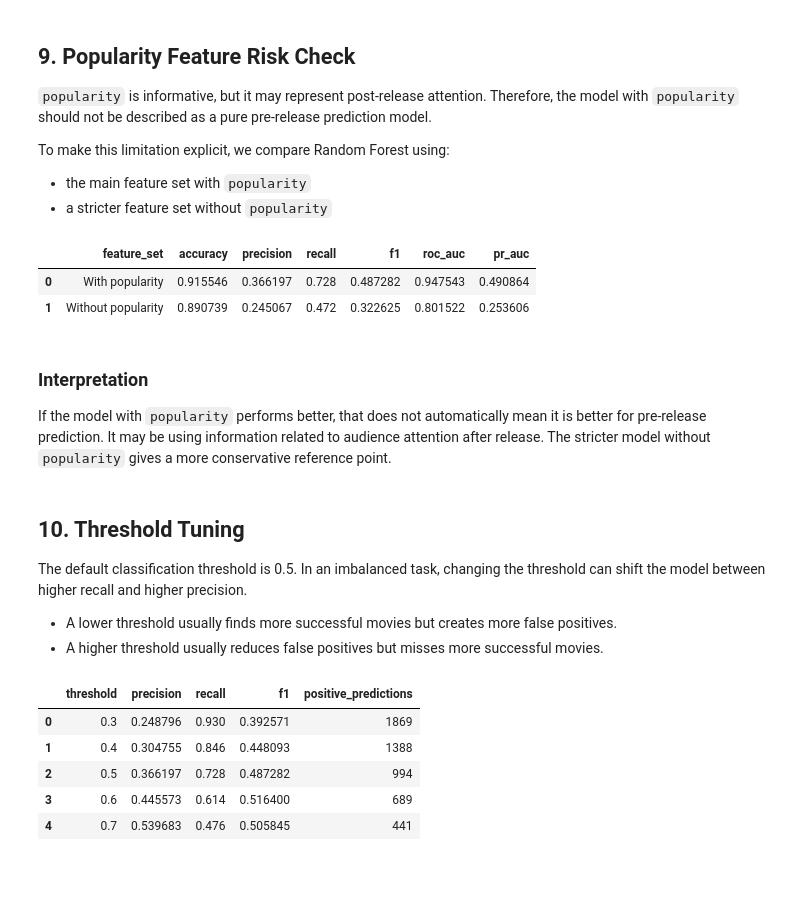
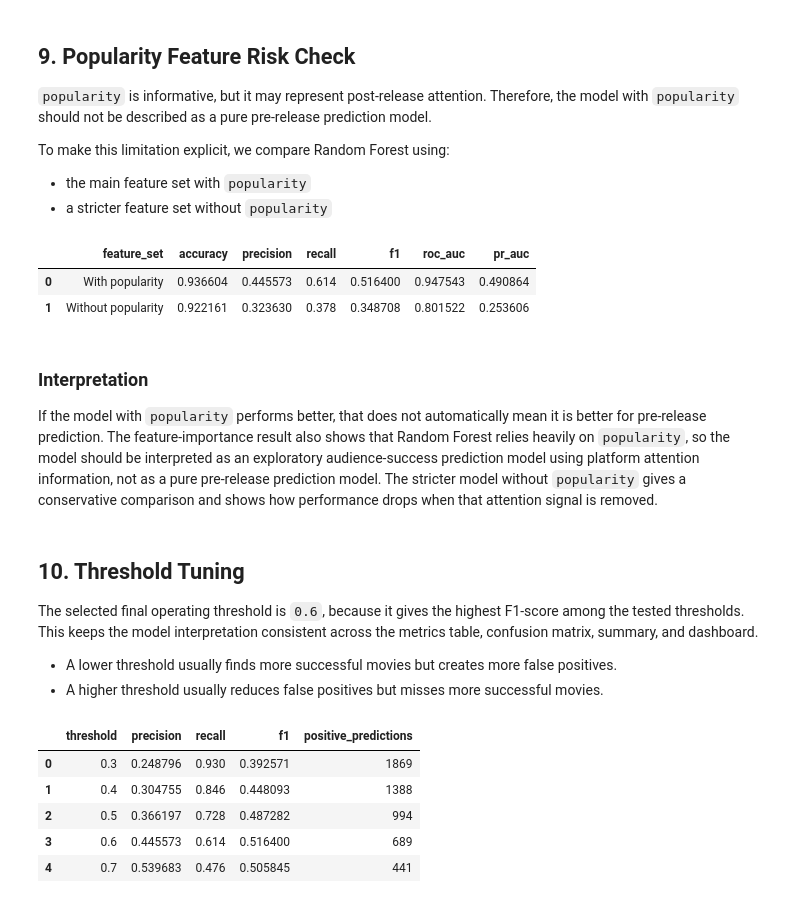
Before and after one commit to LiuZihao-Louis/IMDB_analysis, a Jupyter notebook: notebooks/03_success_prediction_ml.ipynb, the cells around one changed output. Cells and saved outputs as stored; diff of their text form; code cells hidden in the pictures; blank space fills up the shorter version.

```diff
--- a/notebooks/03_success_prediction_ml.ipynb
+++ b/notebooks/03_success_prediction_ml.ipynb
@@ -275,32 +278,32 @@ To make this limitation explicit, we compare Random Forest using:
 # %%
 popularity_rows = []
 for feature_set_name, features in FEATURE_SETS.items():
     rf_model = build_models(features=features, random_state=42)["Random Forest"]
     rf_model.fit(X_train[features], y_train)
-    metrics = evaluate_model(rf_model, X_test[features], y_test)
+    metrics = evaluate_model(rf_model, X_test[features], y_test, threshold=SELECTED_THRESHOLD)
     popularity_rows.append(
         {
             "feature_set": feature_set_name,
             **{metric: metrics[metric] for metric in ["accuracy", "precision", "recall", "f1", "roc_auc", "pr_auc"]},
         }
     )
 
 popularity_comparison_df = pd.DataFrame(popularity_rows)
 save_dataframe(popularity_comparison_df, OUTPUT_DIR / "ml_popularity_comparison.csv")
 plot_popularity_comparison(popularity_comparison_df, FIGURES_DIR / "ml_popularity_comparison.png")
 popularity_comparison_df
 # %% [output]
 |  | feature_set | accuracy | precision | recall | f1 | roc_auc | pr_auc |
-| 0 | With popularity | 0.915546 | 0.366197 | 0.728 | 0.487282 | 0.947543 | 0.490864 |
-| 1 | Without popularity | 0.890739 | 0.245067 | 0.472 | 0.322625 | 0.801522 | 0.253606 |
+| 0 | With popularity | 0.936604 | 0.445573 | 0.614 | 0.516400 | 0.947543 | 0.490864 |
+| 1 | Without popularity | 0.922161 | 0.323630 | 0.378 | 0.348708 | 0.801522 | 0.253606 |
 # %% [markdown]
 ### Interpretation
 
-If the model with `popularity` performs better, that does not automatically mean it is better for pre-release prediction. It may be using information related to audience attention after release. The stricter model without `popularity` gives a more conservative reference point.
+If the model with `popularity` performs better, that does not automatically mean it is better for pre-release prediction. The feature-importance result also shows that Random Forest relies heavily on `popularity`, so the model should be interpreted as an exploratory audience-success prediction model using platform attention information, not as a pure pre-release prediction model. The stricter model without `popularity` gives a conservative comparison and shows how performance drops when that attention signal is removed.
 # %% [markdown]
 ## 10. Threshold Tuning
 
-The default classification threshold is 0.5. In an imbalanced task, changing the threshold can shift the model between higher recall and higher precision.
+The selected final operating threshold is `0.6`, because it gives the highest F1-score among the tested thresholds. This keeps the model interpretation consistent across the metrics table, confusion matrix, summary, and dashboard.
 
 - A lower threshold usually finds more successful movies but creates more false positives.
 - A higher threshold usually reduces false positives but misses more successful movies.
```
Also changed, not shown: parts of 7 cells of this notebook, 15 other files.
